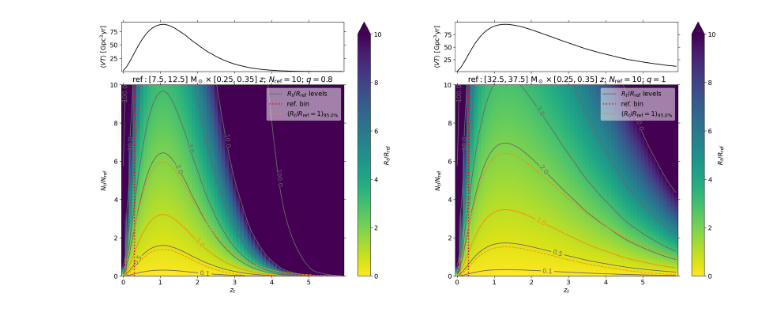
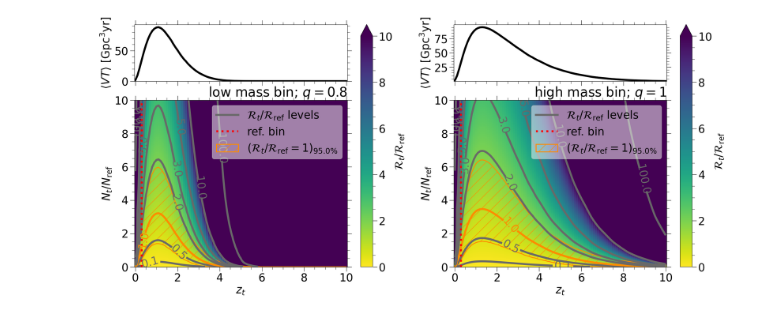
Before and after one commit to F3Solid/master_thesis, a Jupyter notebook: plots.ipynb, the cells around one changed output. Cells and saved outputs as stored; diff of their text form; code cells hidden in the pictures.

Commit message:
Plots adjustments

```diff
--- a/plots.ipynb
+++ b/plots.ipynb
@@ -98,13 +101,12 @@ im = ax.pcolormesh(m1, z, p_det_qlist[q_index], cmap=cmap, vmin=0, vmax=1)
 fig.colorbar(im, ax=ax, label=rf'${pdet_lb}(m_1, z, q)$')
 
 lines = []
-for q, p_det, c in zip(q_list, p_det_qlist, plt.colormaps['binary'](np.linspace(0, 1, len(q_list)))):
+for _q, p_det, c in zip(q_list, p_det_qlist, plt.colormaps['binary'](np.linspace(0, 1, len(q_list)))):
     cf = ax.contour(m1, z, p_det, levels=[0.5], colors=c)
-    lines.append(ax.plot([], [], color=c, label=rf'$q = {q}$')[0]) # Proxy for legend
+    lines.append(ax.plot([], [], color=c, label=rf'$q = {_q}$')[0]) # Proxy for legend
 
 ax.legend(handles=lines, loc='lower right',
-          reverse=True, frameon=True,
-          title=rf'${pdet_lb} = 0.5$ levels')
+          reverse=True, title=rf'${pdet_lb} = 0.5$ levels')
 
 figures.append(fig)
 figure_paths.append(os.path.join(image_path, "pdet_map"))
@@ -122,8 +124,8 @@ fig, ax = plt.subplots(figsize=(12, 8))
 
 divider = make_axes_locatable(ax)
 
-ax_top = divider.append_axes('top', 1.5, pad=0.4, sharex=ax)
-ax_left = divider.append_axes('left', 1.6, pad=0.65, sharey=ax)
+ax_top = divider.append_axes('top', 2.2, pad=0.5, sharex=ax)
+ax_left = divider.append_axes('left', 2, pad=0.9, sharey=ax)
 
 ax_top.tick_params(labelbottom=False, labelleft=False, left=False, right=False)
 ax_left.tick_params(labelbottom=False, labelleft=False, bottom=False, top=False)
@@ -142,7 +144,7 @@ levels = [0.1, 0.25, 0.5, 0.75, 0.9]
 cf = ax.contour(m1, z, p_det_qlist[-1], levels=levels, linestyles='--', colors='black')
 ax.clabel(cf)
 
-cbar = fig.colorbar(im, ax=ax, label=rf'${VT_lb}\ [{Gpc_lb}^3{yr_lb}]$', pad=0.08)
+cbar = fig.colorbar(im, ax=ax, label=rf'${VT_lb}\ [{Gpc_lb}^3{yr_lb}]$', pad=0.12)
 
 ax_top.plot(m1[:-1], np.sum(VT_plot, axis=0), color='black')
 top_lims = ax_top.get_ylim()
@@ -170,7 +172,7 @@ ax_left.set_xlim(left=left_lims[0])
 
 cosmology_factor = (Planck18.comoving_volume(z[1:]) - Planck18.comoving_volume(z[:-1])).to(u.Gpc ** 3).to_value() / (1 + z[:-1])
 ax_left_2 = ax_left.twiny()
-ax_left_2.set_xlabel(rf'$\dfrac{{V_{{c,\text{{shl}}}}(z)}}{{1+z}}\ [{Gpc_lb}^3]$', labelpad=12)
+ax_left_2.set_xlabel(rf'$\dfrac{{V_{{c,\text{{shl}}}}(z)}}{{1+z}}\ [{Gpc_lb}^3]$', labelpad=15)
 
 lines_left.append(ax_left_2.plot(cosmology_factor, z[:-1], color='black', linestyle='--', label=r'$\dfrac{V_{c,\text{shl}}}{1+z}$')[0])
 ax_left_2.xaxis.set_inverted(True)
@@ -229,13 +233,14 @@ plt.show()
 # %%
 m_keys = ("low", "high")
 
+mlb = {key: val for key, val in zip(m_keys, (lowm_lb, high_lb))}
 mc = {key: val for key, val in zip(m_keys, (10, 35))}
 mw = {key: val for key, val in zip(m_keys, (5, 5))}
 q = {key: val for key, val in zip(m_keys, (0.8, 1))}
 zw = {key: val for key, val in zip(m_keys, (0.1, 0.1))}
 T_obs = {key: val for key, val in zip(m_keys, (Tobs, Tobs))}
 
-zinf_axis = {key: np.arange(zinf_min, zinf_max, zw[key]) for key, zinf_min, zinf_max in zip(m_keys, (0, 0), (6, 6))}
+zinf_axis = {key: np.arange(zinf_min, zinf_max + zw[key], zw[key]) for key, zinf_min, zinf_max in zip(m_keys, (0, 0), (10, 10))}
 
 bins_axis = {key: [MZQbin(mc[key] - mw[key] / 2,
                           mc[key] + mw[key] / 2,
@@ -274,8 +279,6 @@ R1_R2_CI_array = {key: np.zeros((len(N1_N2_axis[key]), len(bins_axis[key]), 3))
 R1_R2_a_array = {key: np.zeros((len(N1_N2_axis[key]), len(bins_axis[key]))) for key in m_keys}
 
 R1_R2_ref = 1
-# 1 if R1_R2_ref is inside confidence interval
-Det_map_R1_R2 = {key: None for key in m_keys}
 
 R1_R2_ref_list = [0.5, 1, 2, 3, 5, 10]
 # Linked to R1_R2_ref_list on the first dimension. True if the corresponding R1_R2 value is inside the confidence interval
@@ -293,8 +296,6 @@ for key in m_keys:
     for i, R1_R2 in enumerate(R1_R2_ref_list):
         R1_R2_CI_list_mask[key][i] = (R1_R2_CI_array[key][:, :, 0] <= R1_R2) & (R1_R2 <= R1_R2_CI_array[key][:, :, 2])
 
-    Det_map_R1_R2[key] = ((R1_R2_CI_array[key][:, :, 0] <= R1_R2_ref) & (R1_R2_ref <= R1_R2_CI_array[key][:, :, 2])).astype(int)
-
     for i, R1_R2 in enumerate(R1_R2_ref_list):
         Det_map_R1_R2_list[key][i] = ((R1_R2_CI_array[key][:, :, 0] <= R1_R2) & (R1_R2 <= R1_R2_CI_array[key][:, :, 2]))
         Det_map_R1_R2_list[key][i] = np.ma.masked_array(Det_map_R1_R2_list[key][i], ~Det_map_R1_R2_list[key][i]).astype(int)
@@ -319,11 +320,12 @@ for ax, key in zip(axes, m_keys):
 
     divider = make_axes_locatable(ax)
 
-    ax_top = divider.append_axes('top', 1.5, pad=0.4, sharex=ax)
+    ax_top = divider.append_axes('top', 1.8, pad=0.6, sharex=ax)
     ax_top.tick_params(labelbottom=False)
 
-    ax.set_title(rf'$\text{{ref}}: [{bin2_ref[key].minf}, {bin2_ref[key].msup}]\ {msun_lb} \times [{bin2_ref[key].zinf}, {bin2_ref[key].zsup}]\ z$;' +
-                 rf' ${Nref_lb} = {N2_ref[key]}$; $q = {q[key]}$')
+    # ax.set_title(rf'$\text{{ref}}: [{bin2_ref[key].minf}, {bin2_ref[key].msup}]\ {msun_lb} \times [{bin2_ref[key].zinf}, {bin2_ref[key].zsup}]\ z$;' +
+    #              rf' ${Nref_lb} = {N2_ref[key]}$; $q = {q[key]}$')
+    ax.set_title(rf'{mlb[key]}; $q = {q[key]}$', loc='right')
 
     ax.set_xlabel(rf'${zt_lb}$')
     ax.set_ylabel(rf'${Nratio_lb}$')
@@ -337,37 +339,35 @@ for ax, key in zip(axes, m_keys):
 
     lines = []
     # R1/R2 Contour levels
     levels = list(dict.fromkeys(sorted([0.1, 0.5, 1, 2, 3, 5, 10, 100, R1_R2_ref])))
     lvl_color, ref_lvl_color = 'dimgray', 'darkorange'
     colors = [lvl_color] * len(levels)
     colors[levels.index(R1_R2_ref)] = ref_lvl_color
     cf = ax.contour(zinf_axis[key], N1_N2_axis[key], data_plot[:, :, 1],
                     levels=levels, colors=colors)
     lines.append(ax.plot([], [], color=lvl_color, label=rf'${Rratio_lb}$ levels')[0]) # Proxy for legend
     ax.clabel(cf)
 
     # Reference line for the reference bin
     lines.append(ax.axvline((bin2_ref[key].zinf + bin2_ref[key].zsup) / 2,
-                            color='red', linestyle=':', linewidth=2.5, label='ref. bin'))
+                            color='red', linestyle=':', label='ref. bin'))
 
     # Plot the confidence interval for R2/R2 = 1
-    for i, boundary in enumerate([inf_lvl_alpha[key][R1_R2_ref_list.index(1)], sup_lvl_alpha[key][R1_R2_ref_list.index(1)]]):
-        line = ax.plot(zinf_axis[key], boundary, linestyle='--', color=ref_lvl_color, label=rf'$({Rratio_lb} = {R1_R2_ref})_{{{cl * 100}\%}}$')[0]
-        if i == 0:
-            lines.append(line)
+    lines.append(ax.fill_between(zinf_axis[key], inf_lvl_alpha[key][R1_R2_ref_list.index(1)], sup_lvl_alpha[key][R1_R2_ref_list.index(1)],
+                                 color=ref_lvl_color, facecolor='none', hatch='/',label=rf'$({Rratio_lb} = {R1_R2_ref})_{{{cl * 100}\%}}$'))
 
-    ax.legend(handles=lines, frameon=True, loc='upper right')
+    ax.legend(handles=lines, loc='upper right')
 
     # Divide by 1e9 to convert to Gpc^3 yr
     ax_top.plot(zinf_axis[key], [bin.VT / 1e9 for bin in bins_axis[key]], color='black')
 
     ylims = ax_top.get_ylim()
     ax_top.autoscale(axis='both', tight=True)
     ax_top.set_ylim(top=ylims[-1])
 
 figures.append(fig)
 figure_paths.append(os.path.join(image_path, "Nratio_zt_map"))
 
 plt.show()
 # %% [output]
-[figure, old version]
+[figure, new version]
```
Also changed, not shown: parts of 15 cells of this notebook, 2 other files.
